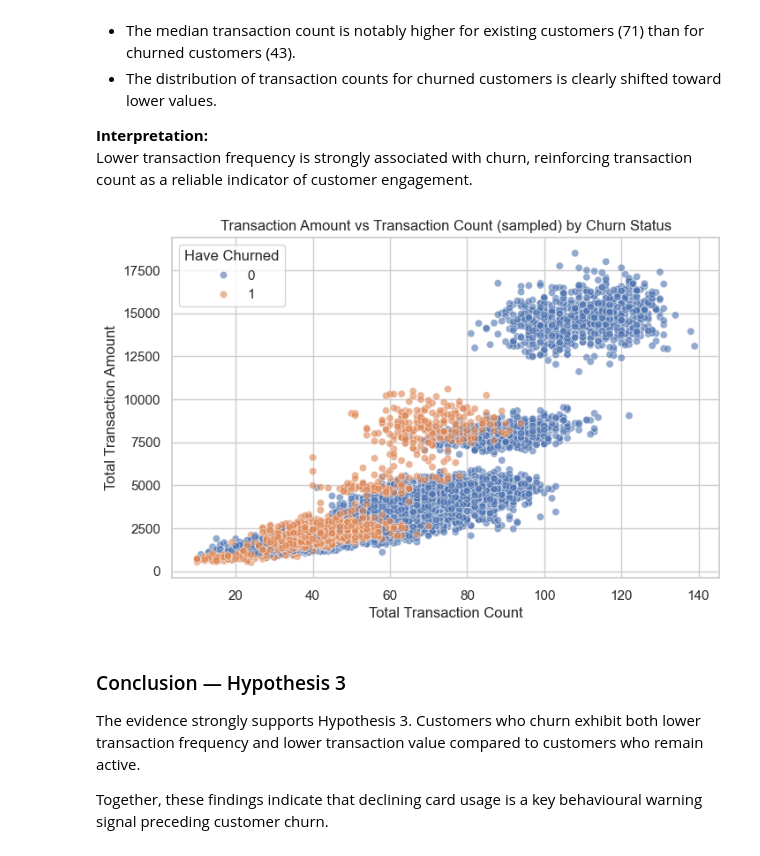
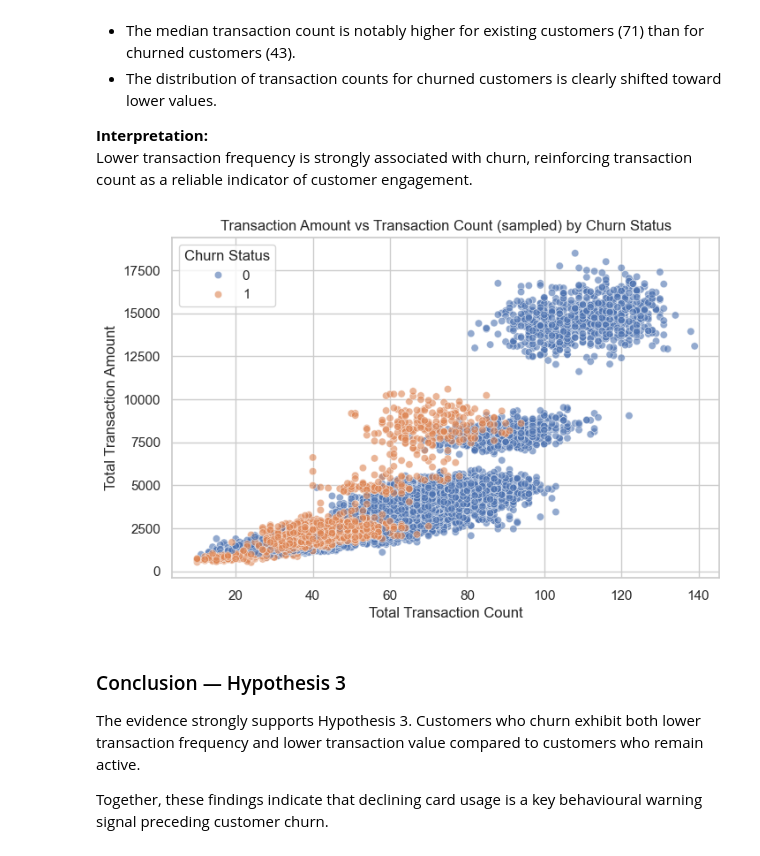
Before and after one commit to RNB1993/CreditCardChurn, a Jupyter notebook: jupyter_notebooks/DataVisualisation.ipynb, the cells around one changed output. Cells and saved outputs as stored; diff of their text form; code cells hidden in the pictures.

```diff
--- a/jupyter_notebooks/DataVisualisation.ipynb
+++ b/jupyter_notebooks/DataVisualisation.ipynb
@@ -38,7 +45,7 @@ import matplotlib.pyplot as plt
 import seaborn as sns
 sns.set_theme(style="whitegrid")
 
-df = pd.read_csv("dataFiles\cleanData\cleaned_credit_card_churn_data.csv")
+df = pd.read_csv("dataFiles/cleanData/cleaned_credit_card_churn_data.csv")
 df.head(2)
 df.tail(2)
 # %% [output]
@@ -521,19 +528,19 @@ reinforcing transaction count as a reliable indicator of customer engagement.
 # %%
 plt.figure(figsize=(8, 5))
 sns.scatterplot(
     data=df,
     x="TotalTransCt",
     y="TotalTransAmt",
     hue="ChurnFlag",
     alpha=0.6
 )
 plt.title("Transaction Amount vs Transaction Count (sampled) by Churn Status")
 plt.xlabel("Total Transaction Count")
 plt.ylabel("Total Transaction Amount")
-plt.legend(title="Have Churned")
+plt.legend(title="Churn Status")
 plt.show()
 # %% [output]
-[figure, old version]
+[figure, new version]
 # %% [markdown]
 ### Conclusion — Hypothesis 3
 
```
Also changed, not shown: parts of 6 cells of this notebook.
